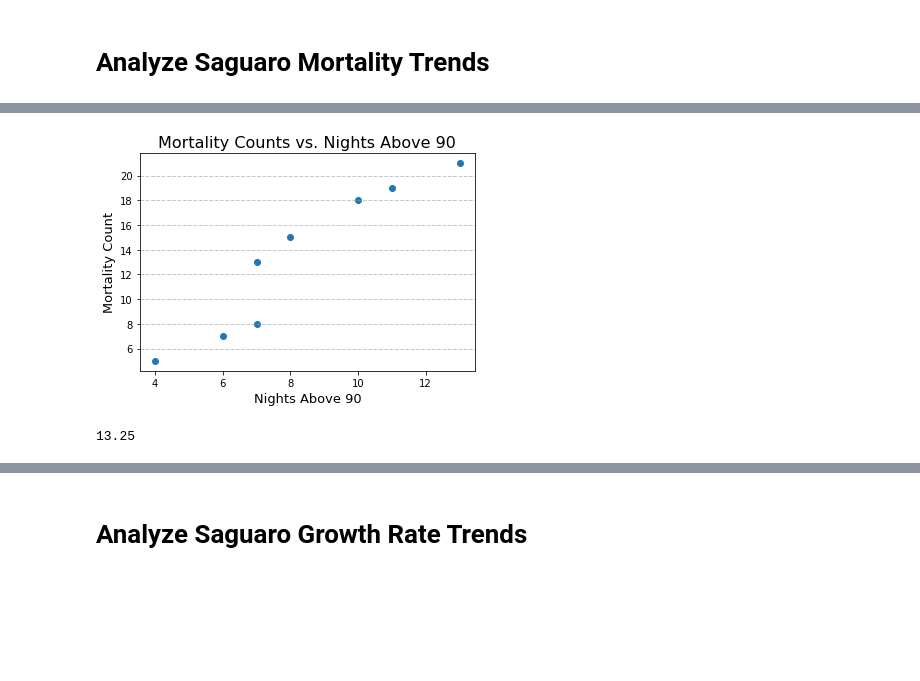
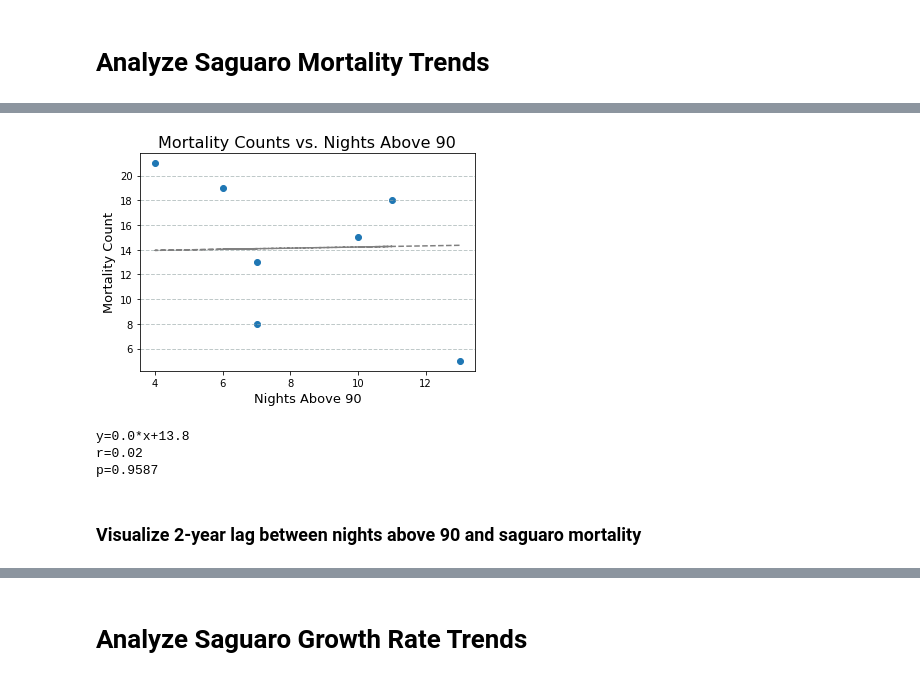
Before and after one commit to mfahey312/SaguaroProject, a Jupyter notebook: Final/Jupyter notebooks/Analysis.ipynb, the cells around one changed output, grey strips where cells are left out. Drawn from its saved outputs; the diff is of its cells as text; code cells hidden in the pictures; blank space fills up the shorter version.

```diff
--- a/Final/Jupyter notebooks/Analysis.ipynb
+++ b/Final/Jupyter notebooks/Analysis.ipynb
@@ -87,8 +108,6 @@ mortality_per_year_df
 # %%
 # Drop first column
 mortality_per_year_df = mortality_per_year_df[["Year", "Mortality Count"]]
-mortality_per_year_sorted_df = mortality_per_year_df.sort_values("Mortality Count")
-
-mortality_per_year_sorted_df
+mortality_per_year_df
 # %% [output]
 |  | Year | Mortality Count |
@@ -139,0 +135,3 @@ plt.show()
+# %%
+nights_above_90_1_df = nights_above_90_df.loc[(nights_above_90_df["Year"] >= 2013) & (nights_above_90_df["Year"] <= 2019)].copy()
+nights_above_90_1_df
@@ -140,19 +147,30 @@ plt.show()
 # %%
-# Scatterplot of saguaros lost versus nights above 90
-x_axis = nights_above_90_sorted_df["Nights Above 90"]
-y_axis = mortality_per_year_sorted_df["Mortality Count"]
+# Linear regression analysis of mean annual mortality rate vs. number of nights above 90
+
+# Scatter plot
+x_axis = nights_above_90_1_df["Nights Above 90"]
+y_axis = mortality_per_year_df["Mortality Count"]
 plt.scatter(x_axis, y_axis)
 plt.grid(color='#95a5a6', linestyle='--', linewidth=1, axis='y', alpha=0.6)
 plt.title("Mortality Counts vs. Nights Above 90", fontsize = 16)
 plt.xlabel("Nights Above 90", fontsize = 13)
 plt.ylabel("Mortality Count", fontsize = 13)
+
+# Linear regression analysis
+slope, y_int, r, p, std_err = sts.linregress(nights_above_90_1_df["Nights Above 90"], mortality_per_year_sorted_df["Mortality Count"])
+predicted_temp = slope * nights_above_90_1_df["Nights Above 90"] + y_int
+plt.plot(nights_above_90_1_df["Nights Above 90"], predicted_temp,"--", c="gray")
+plt.savefig("../Results/Losses vs Nights Above 90")
 plt.show()
+
+# Print statistics
+print("y=" + str(round(slope, 1)) + "*x+" + str(round(y_int, 1)))
+print("r=" + str(round(r, 2)))
+print("p=" + str(round(p, 4)))
 # %% [output]
-[figure, old version]
+[figure, new version]
+y=0.0*x+13.8
+r=0.02
+p=0.9587
-# %%
-# Calculate mean mortality
-mean_mortality = mortality_per_year_df["Mortality Count"].mean()
-
-mean_mortality
-# %% [output]
-13.25
+# %% [markdown]
+### Visualize 2-year lag between nights above 90 and saguaro mortality
```
Also changed, not shown: parts of 18 cells of this notebook, 10 other files.
